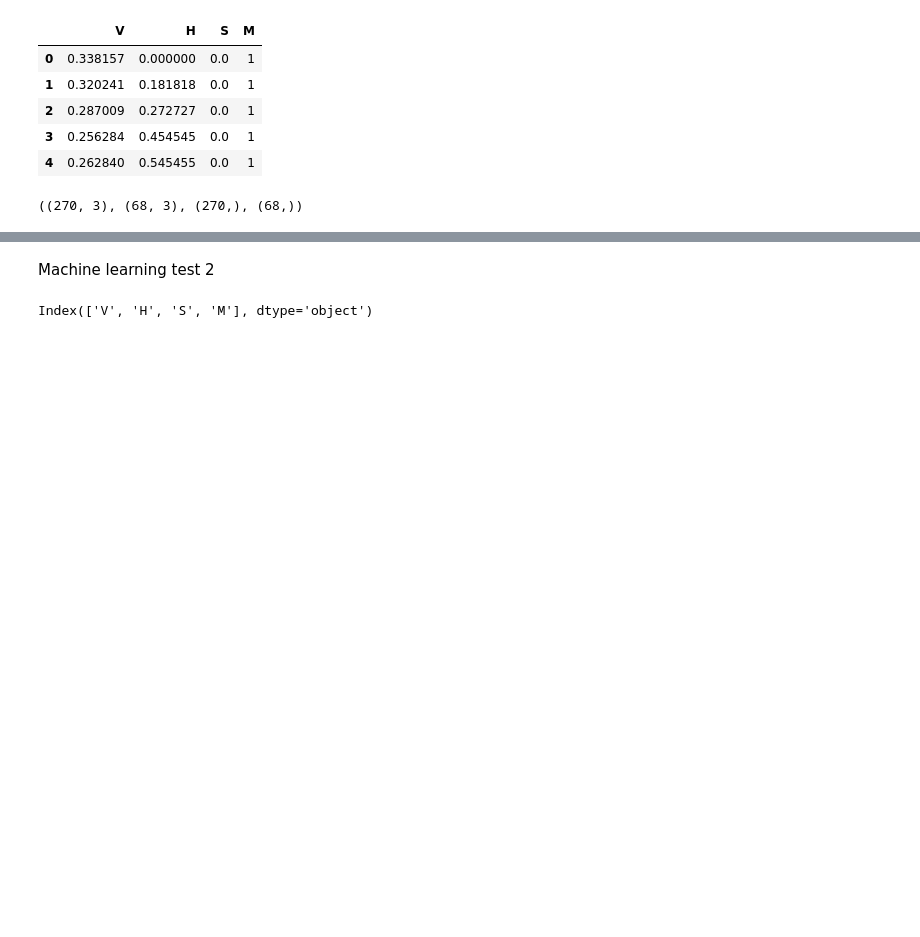
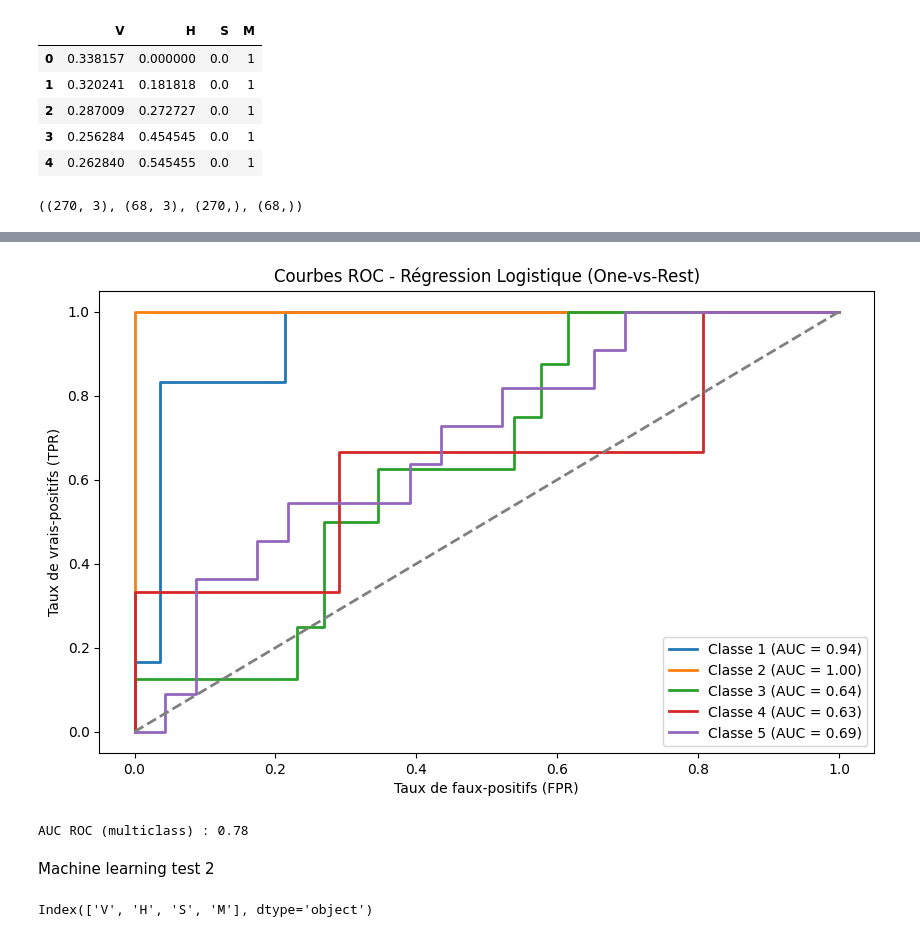
Before and after one commit to juldebidour/Landmining_project_ENSC, a Jupyter notebook: FirstDataset/landmining.ipynb, the cells around one changed output, grey strips where cells are left out. Cells and saved outputs as stored; diff of their text form; code cells hidden in the pictures; blank space fills up the shorter version.

```diff
--- a/FirstDataset/landmining.ipynb
+++ b/FirstDataset/landmining.ipynb
@@ -124,3 +150,54 @@ ValueError: multiclass format is not supported
+# %%
+import matplotlib.pyplot as plt
+from sklearn.metrics import roc_curve, auc
+from sklearn.preprocessing import label_binarize
+from sklearn.multiclass import OneVsRestClassifier
+from sklearn.metrics import roc_auc_score
+
+# Binarisation des labels
+y_test_bin = label_binarize(y_test, classes=np.unique(y_test))
+
+# Modèle en mode One-vs-Rest
+model_ovr = OneVsRestClassifier(LogisticRegression())
+model_ovr.fit(X_train_scaled, y_train)
+
+# Prédictions des probabilités
+y_prob_ovr = model_ovr.predict_proba(X_test_scaled)
+
+# Calcul des courbes ROC et AUC pour chaque classe
+fpr_ovr = {}
+tpr_ovr = {}
+roc_auc_ovr = {}
+
+for i in range(y_test_bin.shape[1]):
+    fpr_ovr[i], tpr_ovr[i], _ = roc_curve(y_test_bin[:, i], y_prob_ovr[:, i])
+    roc_auc_ovr[i] = auc(fpr_ovr[i], tpr_ovr[i])
+
+# Affichage de la courbe ROC
+plt.figure(figsize=(10, 6))
+
+# Tracer les courbes ROC pour chaque classe
+for i in range(y_test_bin.shape[1]):
+    plt.plot(fpr_ovr[i], tpr_ovr[i], lw=2, label=f'Classe {i+1} (AUC = {roc_auc_ovr[i]:.2f})')
+
+# Tracer la diagonale aléatoire (AUC = 0.5)
+plt.plot([0, 1], [0, 1], color='gray', lw=2, linestyle='--')
+
+# Personnalisation du graphique
+plt.title('Courbes ROC - Régression Logistique (One-vs-Rest)')
+plt.xlabel('Taux de faux-positifs (FPR)')
+plt.ylabel('Taux de vrais-positifs (TPR)')
+plt.legend(loc="lower right")
+
+# Afficher le graphique
+plt.show()
+
+# AUC ROC moyenne pour toutes les classes
+roc_auc_macro = roc_auc_score(y_test_bin, y_prob_ovr, average="macro")
+print(f"AUC ROC (multiclass) : {roc_auc_macro:.2f}")
+# %% [output]
+[figure, added]
+AUC ROC (multiclass) : 0.78
 # %% [markdown]
 Machine learning test 2
 # %%
```
Also changed, not shown: parts of 5 cells of this notebook, 3 other files.
